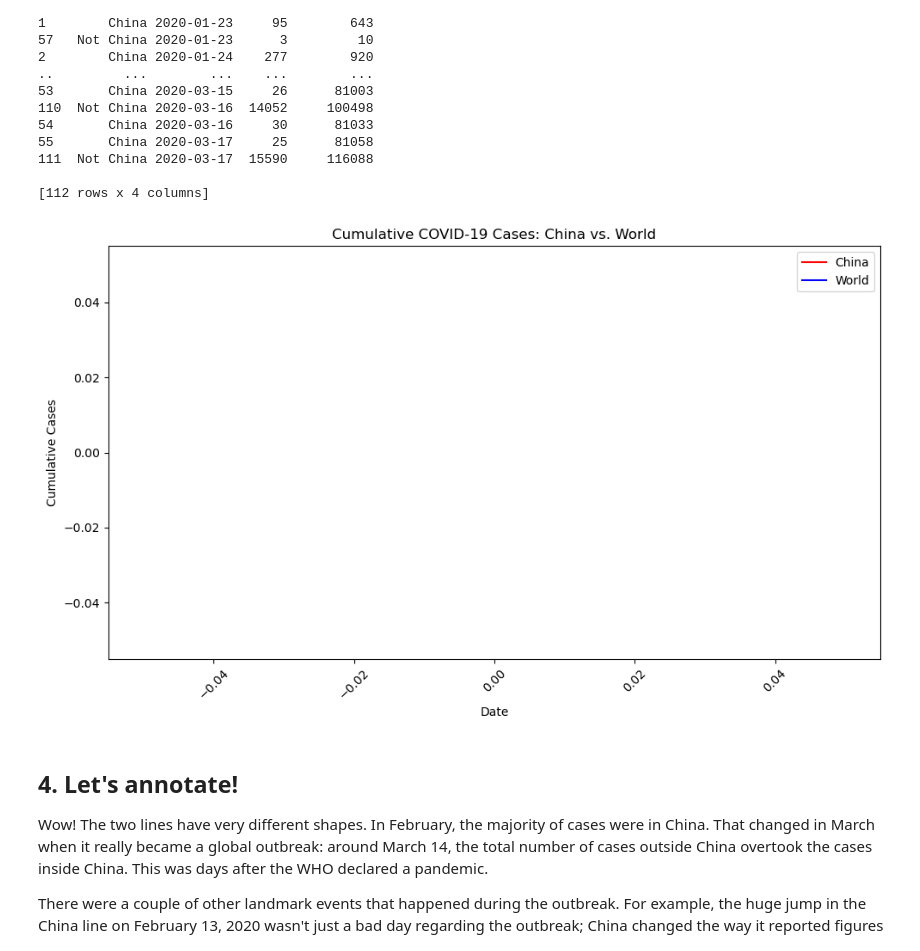
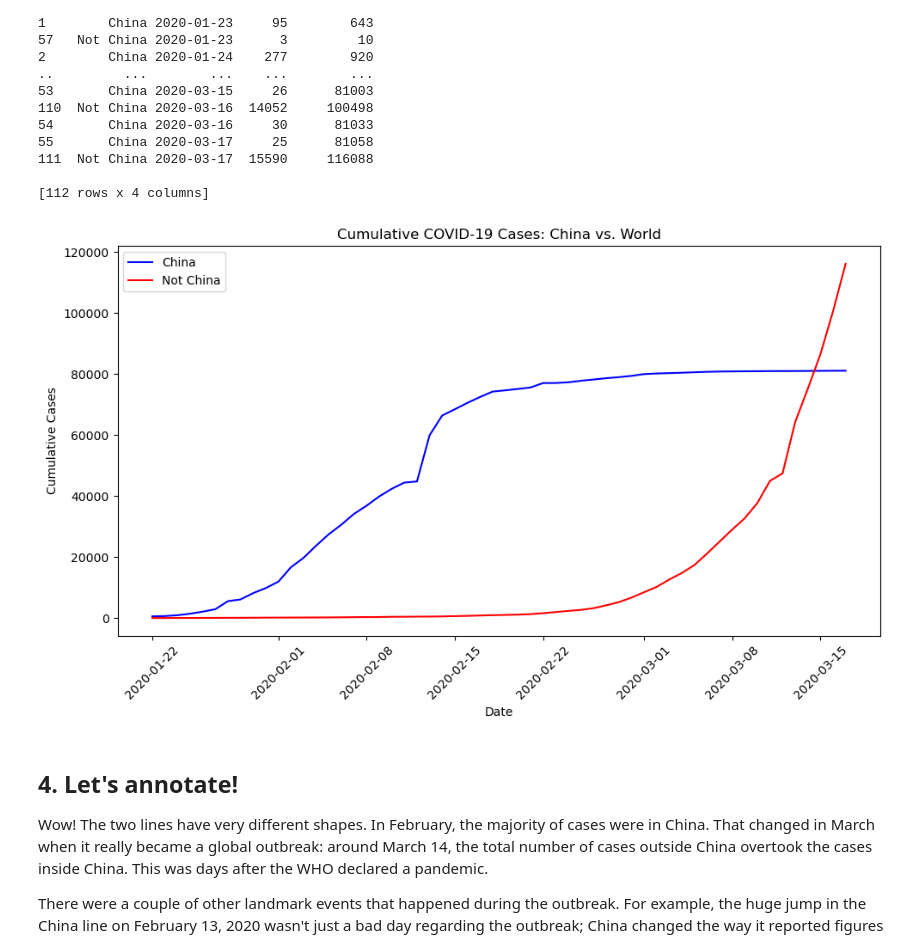
Before and after one commit to amadasunese/cwwtechafrica_individual_project, a Jupyter notebook: datasets/notebook.ipynb, the cells around one changed output. Saved outputs shown, nothing was run; the diff lists cells and outputs as text; code cells hidden in the pictures.

Commit message:
China vs the world

```diff
--- a/datasets/notebook.ipynb
+++ b/datasets/notebook.ipynb
@@ -116,42 +116,51 @@ confirmed_cases_china_vs_world.sort_values(by='date', inplace=True)
 # Adding aesthetics to the plot within the line geom
 plt.figure(figsize=(10, 6))  # Set the figure size if needed
 
-china_data = confirmed_cases_china_vs_world[confirmed_cases_china_vs_world['is_china'] == True]
-non_china_data = confirmed_cases_china_vs_world[confirmed_cases_china_vs_world['is_china'] == False]
+#china_data = confirmed_cases_china_vs_world[confirmed_cases_china_vs_world['is_china'] == True]
+#non_china_data = confirmed_cases_china_vs_world[confirmed_cases_china_vs_world['is_china'] == False]
+
+# Select rows where 'is_china' is True
+#china_data = confirmed_cases_china_vs_world[confirmed_cases_china_vs_world['is_china', china]]
+
+# Select rows where 'is_china' is False
+#non_china_data = confirmed_cases_china_vs_world[~confirmed_cases_china_vs_world['is_china', not china]]
+
+plt.plot(confirmed_cases_china_vs_world[confirmed_cases_china_vs_world['is_china'] == 'China']['date'], confirmed_cases_china_vs_world[confirmed_cases_china_vs_world['is_china'] == 'China']['cum_cases'], label='China', color='blue')
+plt.plot(confirmed_cases_china_vs_world[confirmed_cases_china_vs_world['is_china'] == 'Not China']['date'], confirmed_cases_china_vs_world[confirmed_cases_china_vs_world['is_china'] == 'Not China']['cum_cases'], label='Not China', color='red')
 
 # Plot the lines for China and non-China separately with different colors
-plt.plot(china_data['date'], china_data['cum_cases'], label='China', color='red')
-plt.plot(non_china_data['date'], non_china_data['cum_cases'], label='World', color='blue')
+#plt.plot(china_data['date'], china_data['cum_cases'], label='China', color='red')
+#plt.plot(non_china_data['date'], non_china_data['cum_cases'], label='World', color='blue')
 
 # Add labels and legend
 plt.xlabel('Date')
 plt.ylabel('Cumulative Cases')
 plt.title('Cumulative COVID-19 Cases: China vs. World')
 plt.legend()
 
 # Rotate x-axis labels for better readability if needed
 plt.xticks(rotation=45)
 
 # Show the plot
 plt.tight_layout()
 plt.show()
 
 
 
 
 
 
 
 # Draw a line plot of cumulative cases vs. date, colored by is_china
 # Define aesthetics within the line geom
 #plt_cum_confirmed_cases_china_vs_world <- ggplot(....) +
  # geom_line(aes(....)) +
   #ylab("Cumulative confirmed cases")
 
 # See the plot
 #plt_cum_confirmed_cases_china_vs_world
 # %% [output]
-[figure, old version]
+[figure, new version]
 # %% [markdown]
 ## 4. Let's annotate!
 <p>Wow! The two lines have very different shapes. In February, the majority of cases were in China. That changed in March when it really became a global outbreak: around March 14, the total number of cases outside China overtook the cases inside China. This was days after the WHO declared a pandemic.</p>
```
